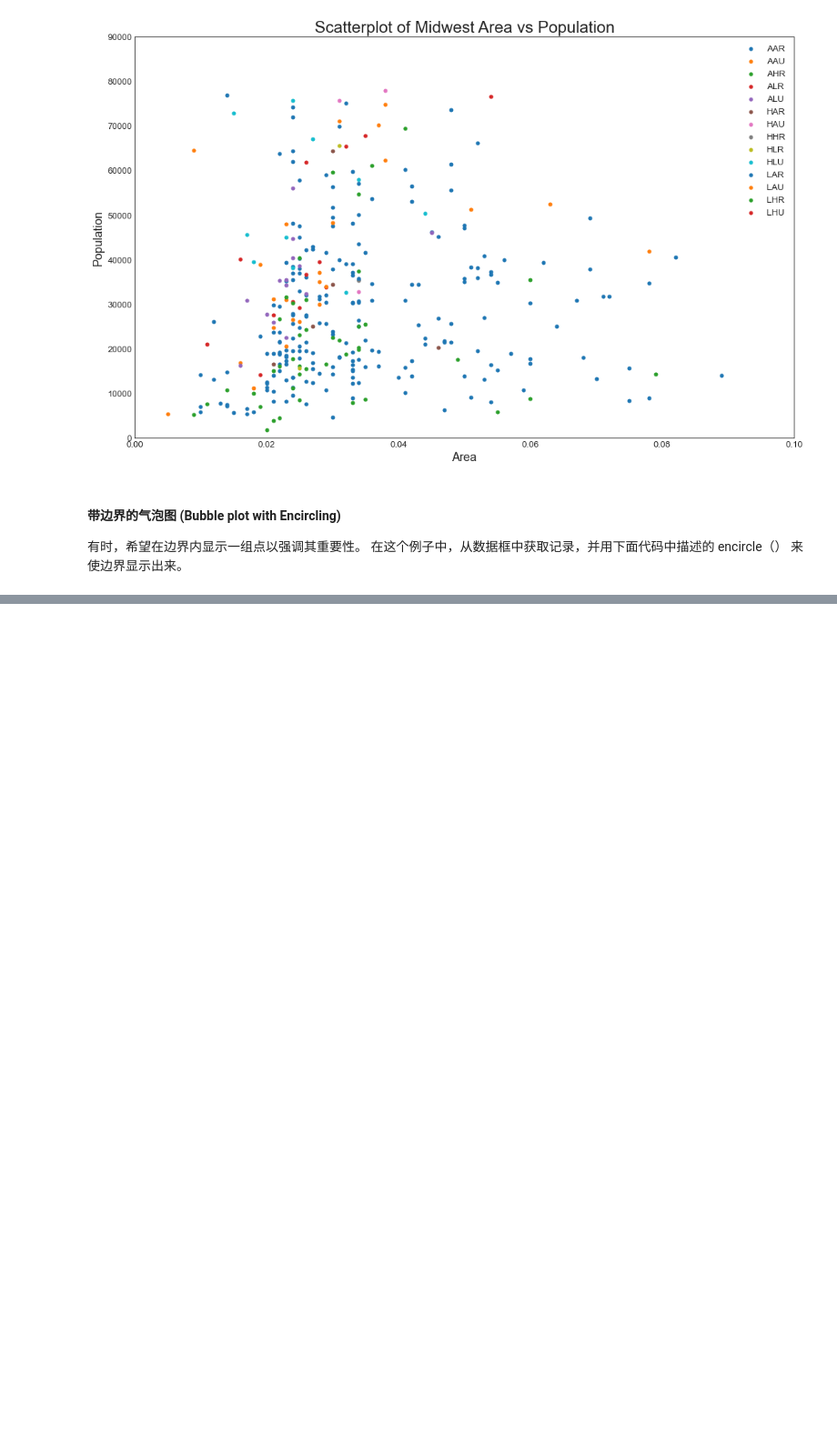
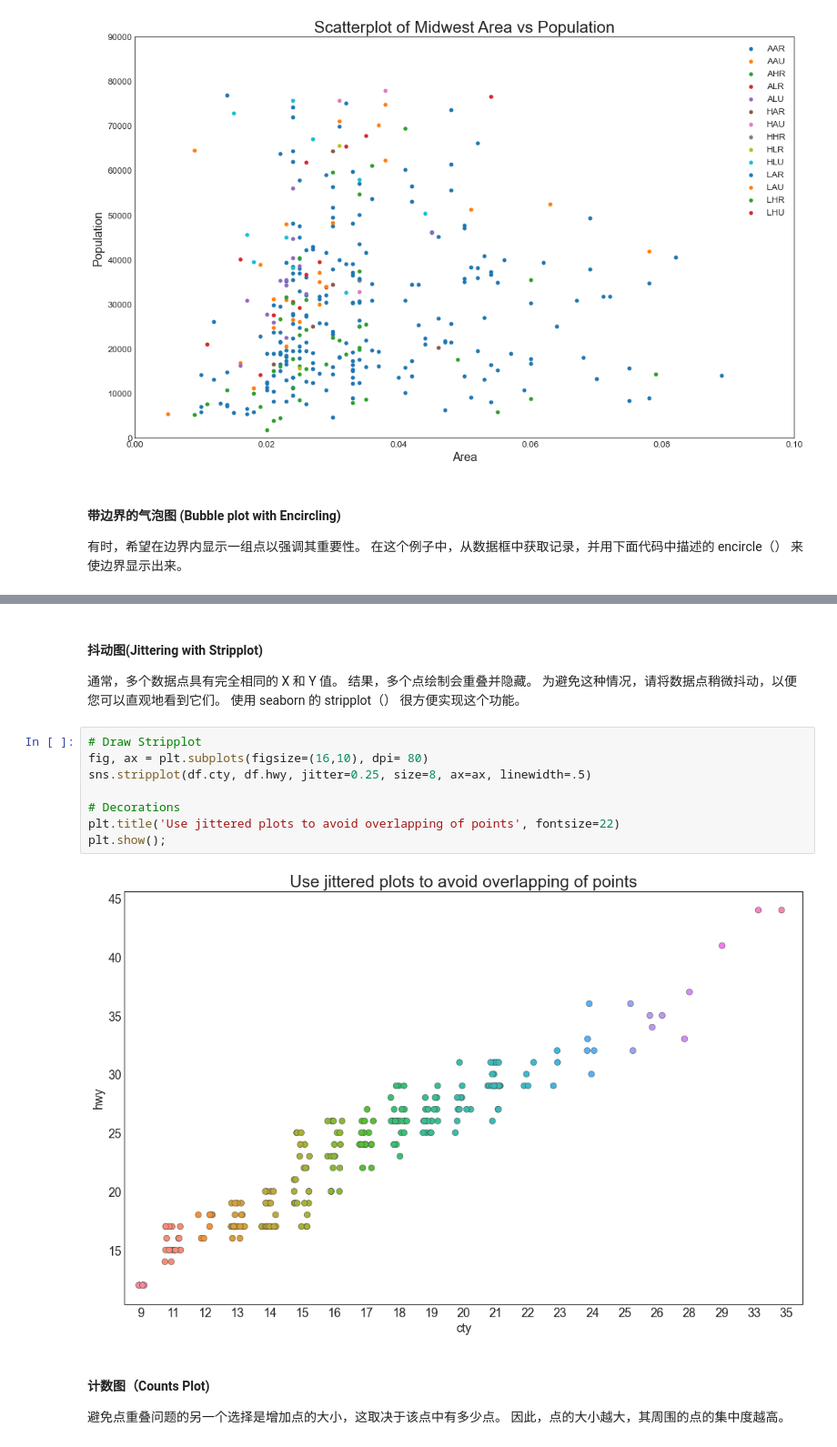
Before and after one commit to wenyuc/basic_learning, a Jupyter notebook: matplotlib_top_50.ipynb, the cells around one changed output, grey strips where cells are left out. Shown: that part at 91% size. Drawn from its saved outputs; the diff is of its cells as text; blank space fills up the shorter version.

```diff
--- a/matplotlib_top_50.ipynb
+++ b/matplotlib_top_50.ipynb
@@ -142,0 +201,17 @@ plt.show()
+# %% [markdown]
+#### 抖动图(Jittering with Stripplot)
+通常，多个数据点具有完全相同的 X 和 Y 值。 结果，多个点绘制会重叠并隐藏。 为避免这种情况，请将数据点稍微抖动，以便您可以直观地看到它们。 使用 seaborn 的 stripplot（） 很方便实现这个功能。
+# %%
+# Draw Stripplot
+fig, ax = plt.subplots(figsize=(16,10), dpi= 80)
+sns.stripplot(df.cty, df.hwy, jitter=0.25, size=8, ax=ax, linewidth=.5)
+
+# Decorations
+plt.title('Use jittered plots to avoid overlapping of points', fontsize=22)
+plt.show();
+# %% [output]
+[figure, added]
+# %% [markdown]
+#### 计数图（Counts Plot)
+
+避免点重叠问题的另一个选择是增加点的大小，这取决于该点中有多少点。 因此，点的大小越大，其周围的点的集中度越高。
```
Also changed, not shown: parts of 10 cells of this notebook, 2 other files.
